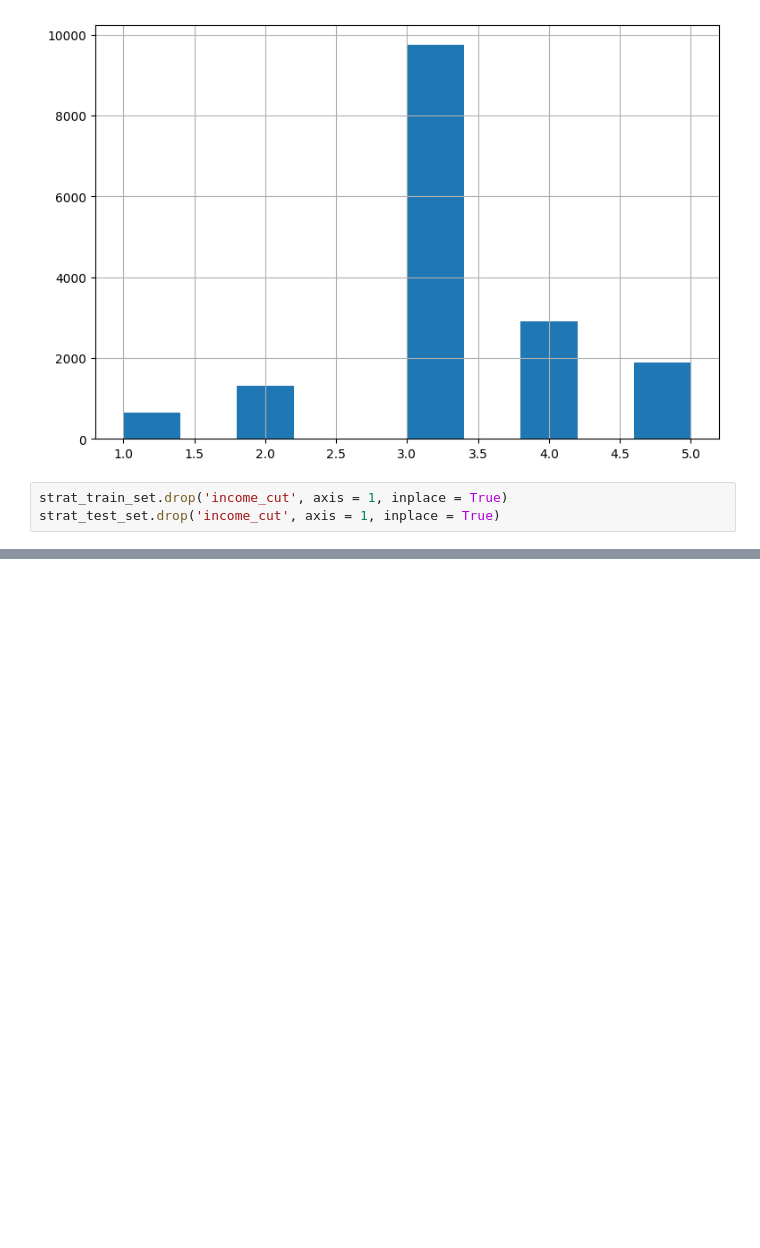
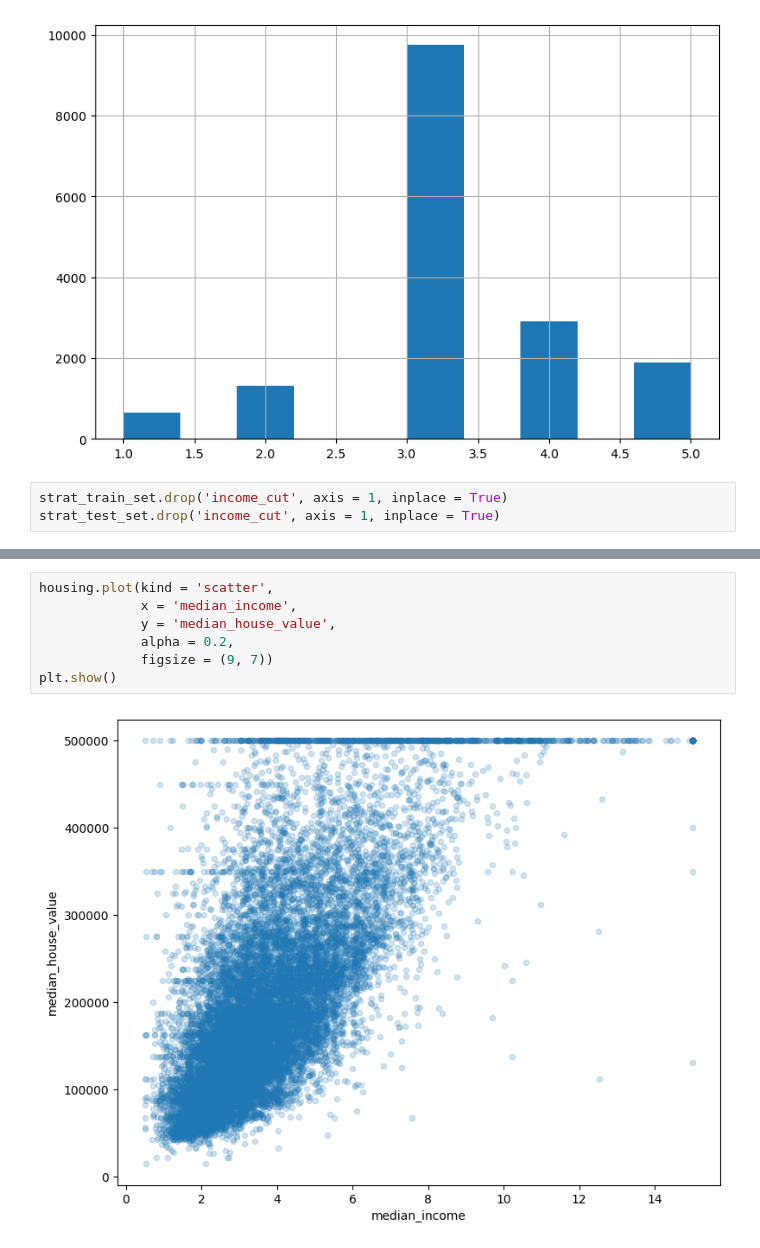
Before and after one commit to Shermukhammat/Mohirdev_Data_Science_praktikum, a Jupyter notebook: ML/scikit-learn1.ipynb, the cells around one changed output, grey strips where cells are left out. Saved outputs shown, nothing was run; the diff lists cells and outputs as text; blank space fills up the shorter version.

```diff
--- a/ML/scikit-learn1.ipynb
+++ b/ML/scikit-learn1.ipynb
@@ -212,0 +273,9 @@ strat_test_set.drop('income_cut', axis = 1, inplace = True)
+# %%
+housing.plot(kind = 'scatter',
+             x = 'median_income',
+             y = 'median_house_value',
+             alpha = 0.2,
+             figsize = (9, 7))
+plt.show()
+# %% [output]
+[figure, added]
```
Also changed, not shown: parts of 8 cells of this notebook.
